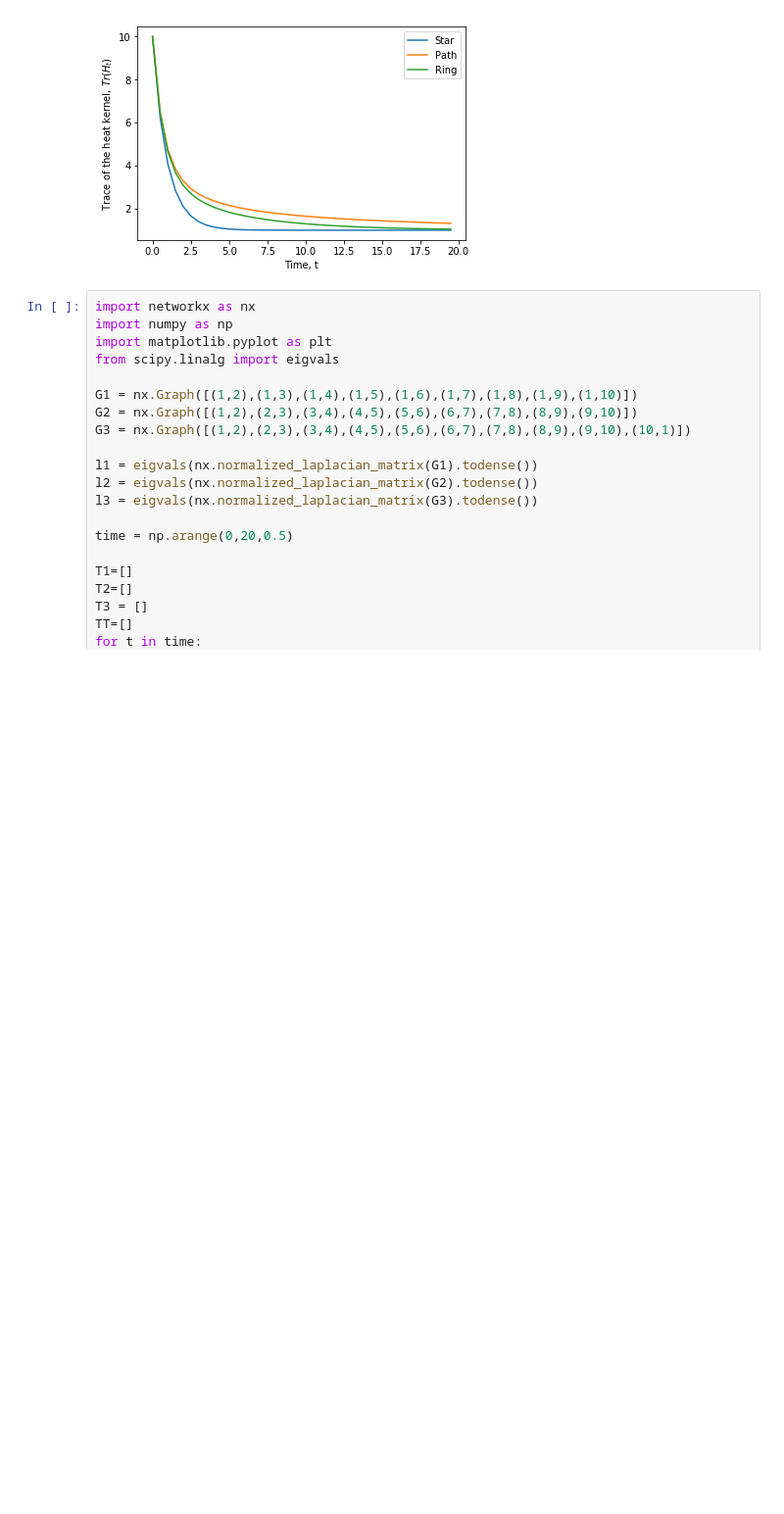
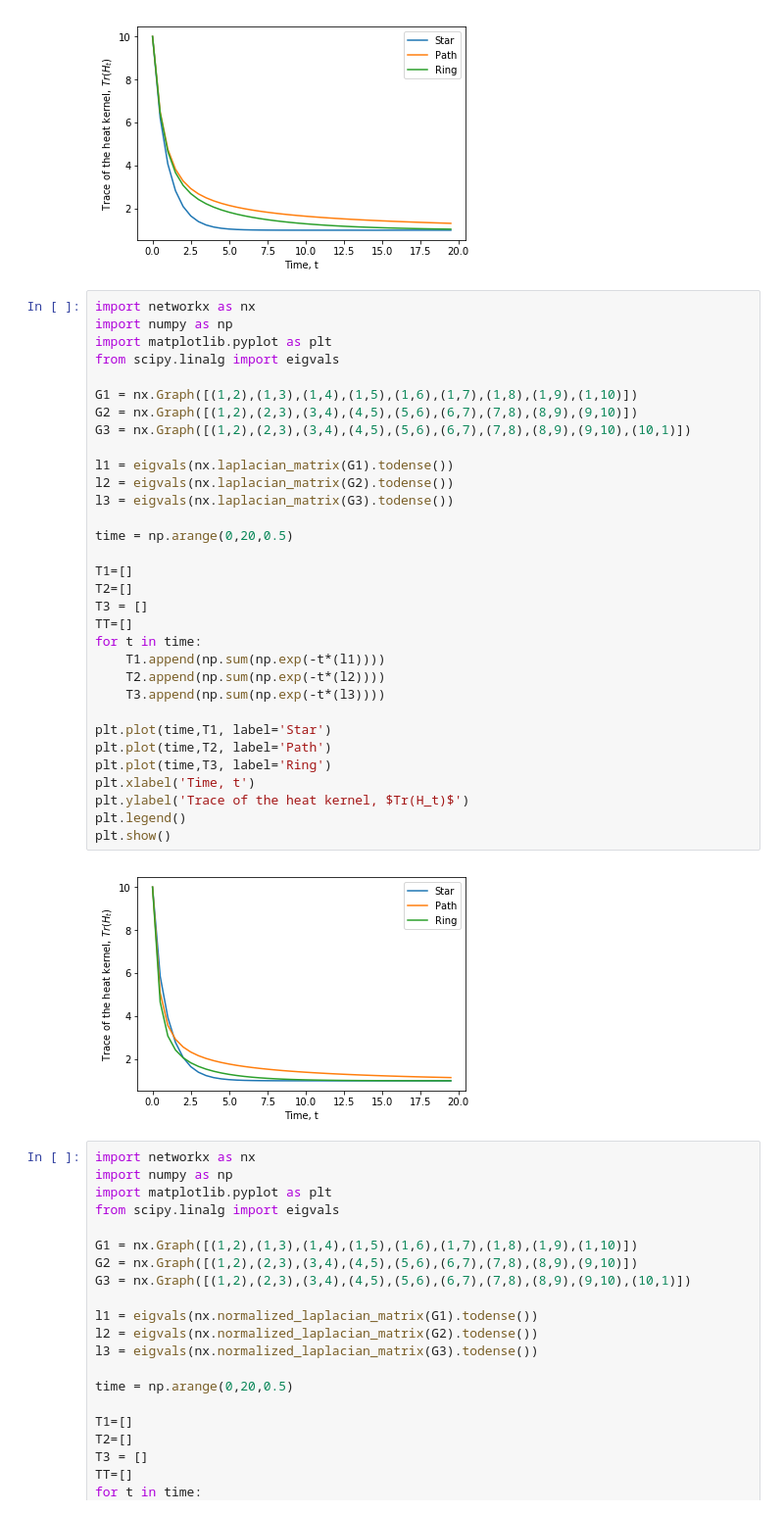
Before and after one commit to NanyanziAlice/Research-Code, a Jupyter notebook: kernelplot-for-star-path-circular.ipynb, the cells around one changed output. Shown at 98% size. Saved outputs shown, nothing was run; the diff lists cells and outputs as text; blank space fills up the shorter version.

```diff
--- a/kernelplot-for-star-path-circular.ipynb
+++ b/kernelplot-for-star-path-circular.ipynb
@@ -32,6 +32,40 @@ plt.legend()
 plt.show()
 # %% [output]
 [figure]
+# %%
+import networkx as nx
+import numpy as np
+import matplotlib.pyplot as plt
+from scipy.linalg import eigvals
+
+G1 = nx.Graph([(1,2),(1,3),(1,4),(1,5),(1,6),(1,7),(1,8),(1,9),(1,10)])
+G2 = nx.Graph([(1,2),(2,3),(3,4),(4,5),(5,6),(6,7),(7,8),(8,9),(9,10)])
+G3 = nx.Graph([(1,2),(2,3),(3,4),(4,5),(5,6),(6,7),(7,8),(8,9),(9,10),(10,1)])
+
+l1 = eigvals(nx.laplacian_matrix(G1).todense())
+l2 = eigvals(nx.laplacian_matrix(G2).todense())
+l3 = eigvals(nx.laplacian_matrix(G3).todense())
+
+time = np.arange(0,20,0.5)
+
+T1=[]
+T2=[]
+T3 = []
+TT=[]
+for t in time:
+    T1.append(np.sum(np.exp(-t*(l1))))
+    T2.append(np.sum(np.exp(-t*(l2))))
+    T3.append(np.sum(np.exp(-t*(l3))))
+
+plt.plot(time,T1, label='Star')
+plt.plot(time,T2, label='Path')
+plt.plot(time,T3, label='Ring')
+plt.xlabel('Time, t')
+plt.ylabel('Trace of the heat kernel, $Tr(H_t)$')
+plt.legend()
+plt.show()
+# %% [output]
+[figure, added]
 # %%
 import networkx as nx
 import numpy as np
```
Also changed, not shown: parts of 6 cells of this notebook, 3 other files.
